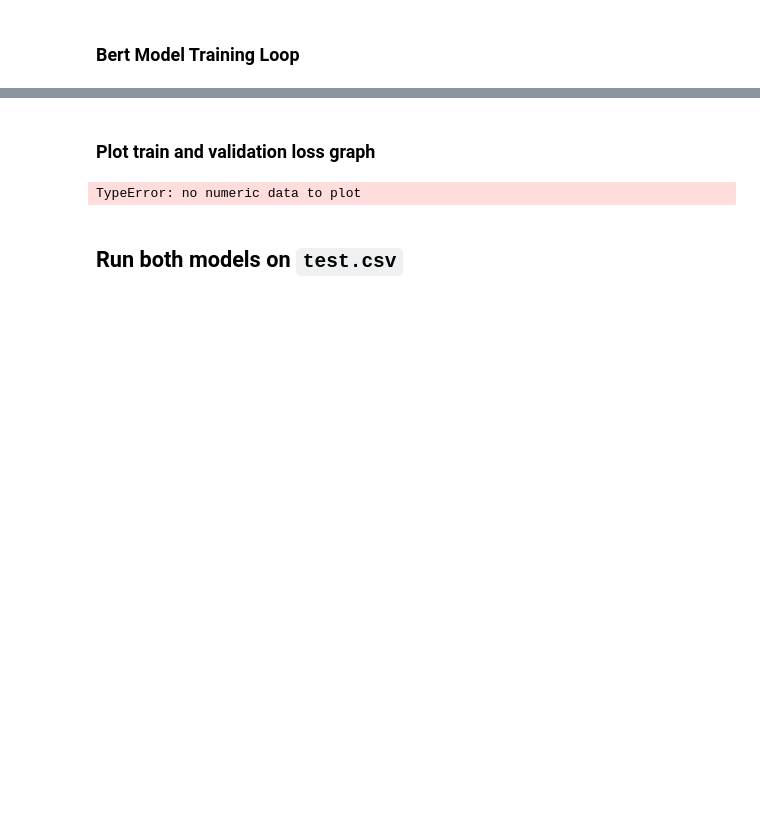
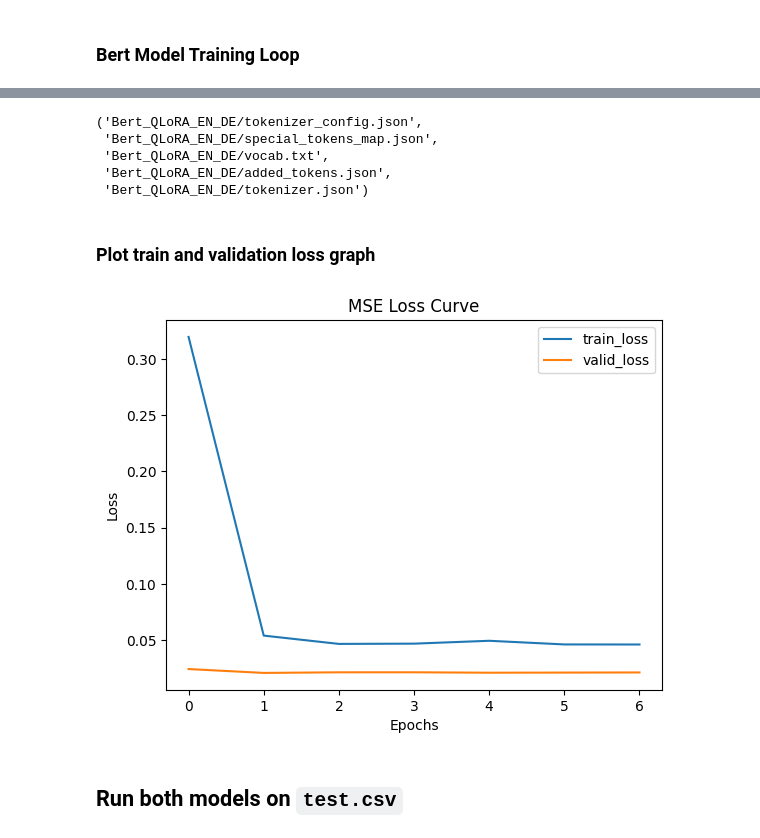
Before and after one commit to TheZichLiang/FineGrainedErrorDetection, a Jupyter notebook: Niko_QLoRA_finetune.ipynb, the cells around one changed output, grey strips where cells are left out. Saved outputs shown, nothing was run; the diff lists cells and outputs as text; code cells hidden in the pictures; blank space fills up the shorter version.

Commit message:
Zichao edits to QLORABERT/COMETKIWI train/predictions

```diff
--- a/Niko_QLoRA_finetune.ipynb
+++ b/Niko_QLoRA_finetune.ipynb
@@ -235,16 +289,26 @@ KeyboardInterrupt:
 # %%
 # save model
-torch.save(bert_model, 'Bert_QLoRA_EN_ZH.pth')
+bert_model.save_pretrained('Bert_QLoRA_EN_DE')
+tokenizer.save_pretrained('Bert_QLoRA_EN_DE')
+# %% [output]
+('Bert_QLoRA_EN_DE/tokenizer_config.json',
+ 'Bert_QLoRA_EN_DE/special_tokens_map.json',
+ 'Bert_QLoRA_EN_DE/vocab.txt',
+ 'Bert_QLoRA_EN_DE/added_tokens.json',
+ 'Bert_QLoRA_EN_DE/tokenizer.json')
 # %% [markdown]
 ### Plot train and validation loss graph
 # %%
 import pandas as pd
 import matplotlib.pyplot as plt
 train_log = pd.read_csv('log.csv')
-train_log = train_log[['train_loss','valid_loss']]
-train_log.plot()
+train_log[['train_loss', 'valid_loss']].plot()
+plt.xlabel('Epochs')
+plt.ylabel('Loss')
+plt.title('MSE Loss Curve')
+plt.show()
 # %% [output]
-TypeError: no numeric data to plot
+[figure, added]
 # %% [markdown]
 ## Run both models on `test.csv`
 # %% [markdown]
```
Also changed, not shown: parts of 9 cells of this notebook, 2 other files.
